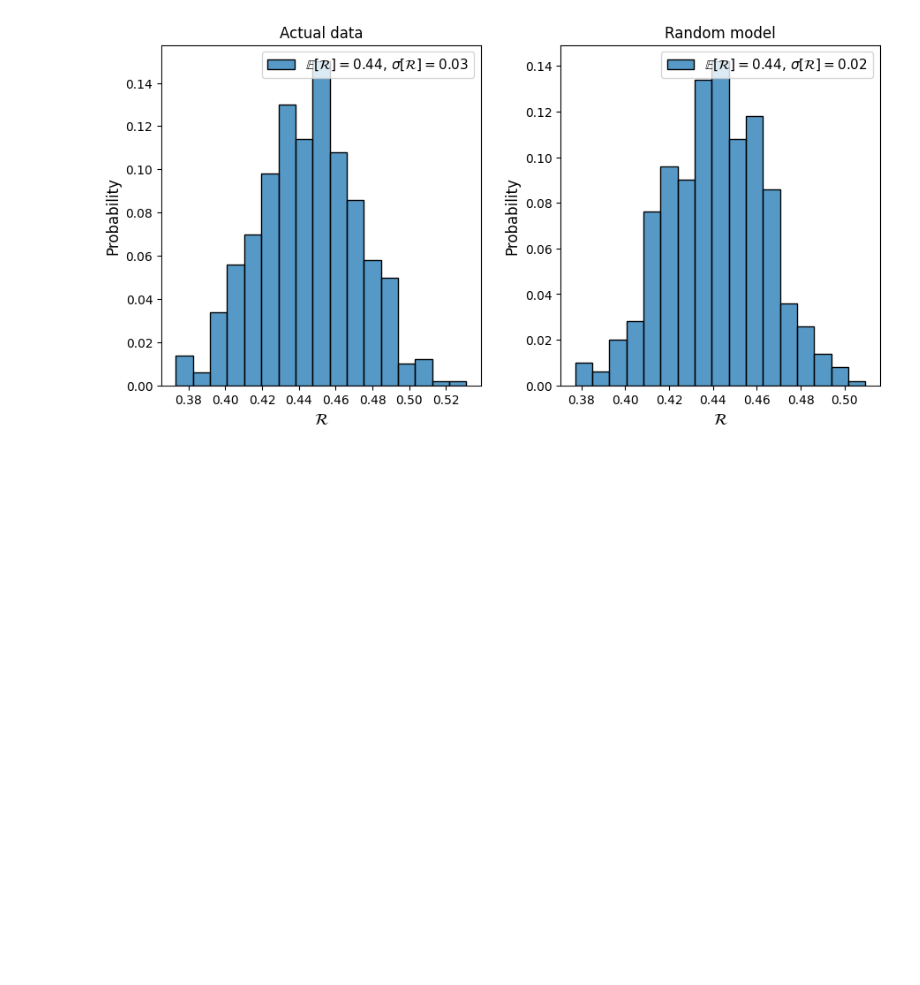
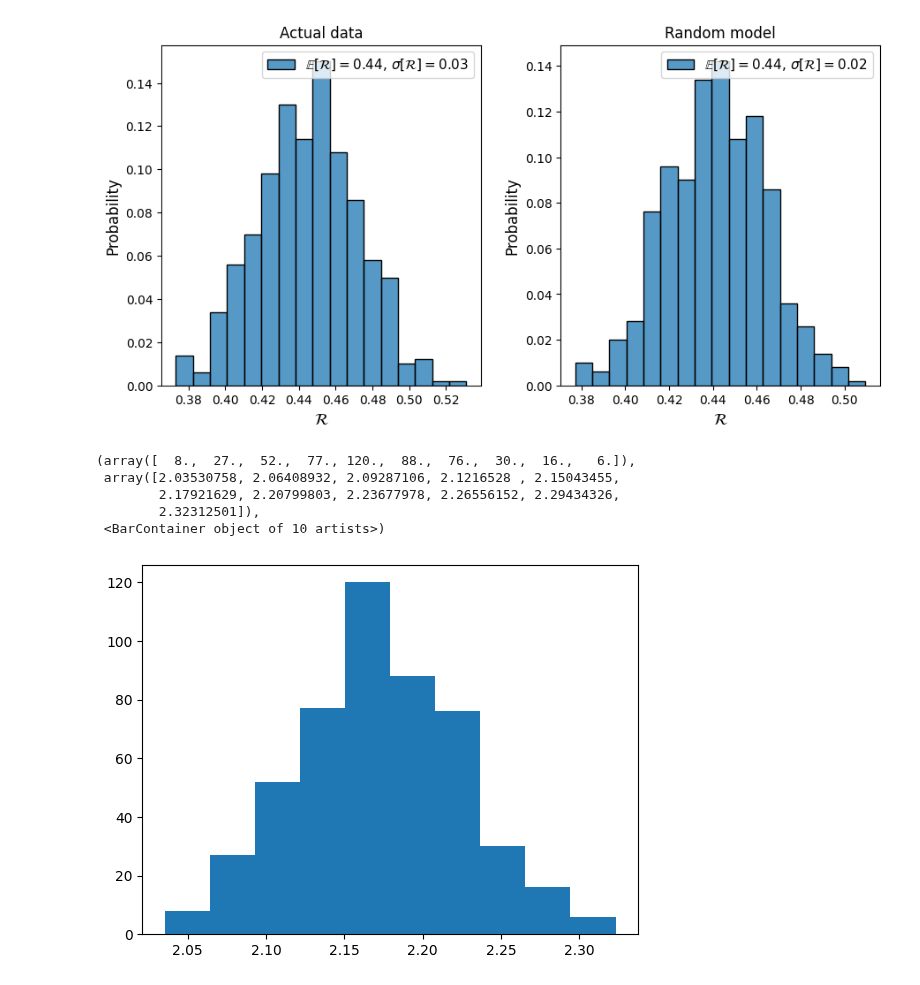
Before and after one commit to pinakm9/random-feature-map, a Jupyter notebook: notebooks/activation range.ipynb, the cells around one changed output. Cells and saved outputs as stored; diff of their text form; code cells hidden in the pictures; blank space fills up the shorter version.

```diff
--- a/notebooks/activation range.ipynb
+++ b/notebooks/activation range.ipynb
@@ -77,3 +81,12 @@ plt.show()
 # %% [output]
 [figure]
 [figure]
+# %%
+plt.hist(M_r)
+# %% [output]
+(array([  8.,  27.,  52.,  77., 120.,  88.,  76.,  30.,  16.,   6.]),
+ array([2.03530758, 2.06408932, 2.09287106, 2.1216528 , 2.15043455,
+        2.17921629, 2.20799803, 2.23677978, 2.26556152, 2.29434326,
+        2.32312501]),
+ <BarContainer object of 10 artists>)
+[figure, added]
```
Also changed, not shown: parts of 1 cell of this notebook, 3 other files.
